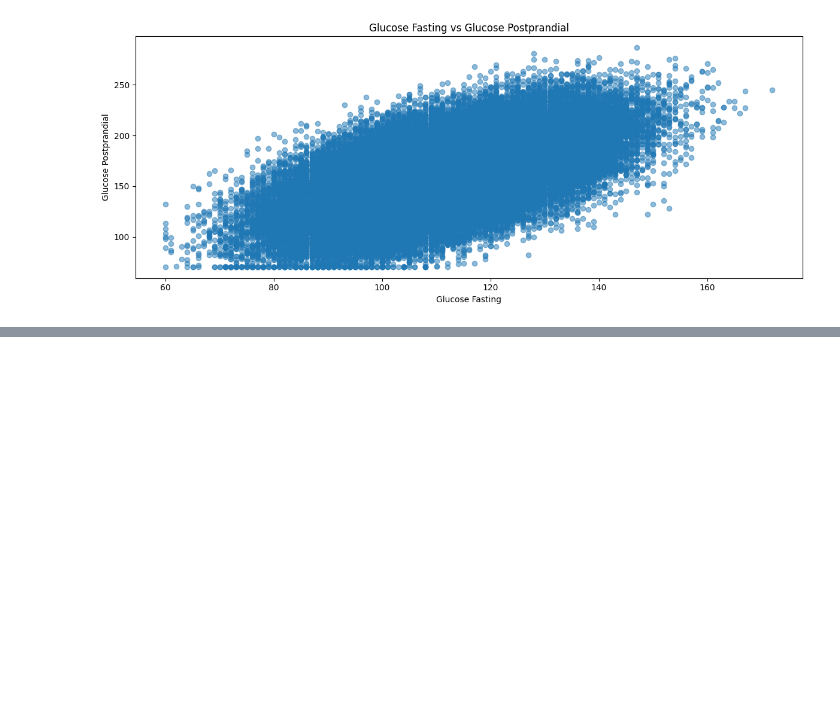
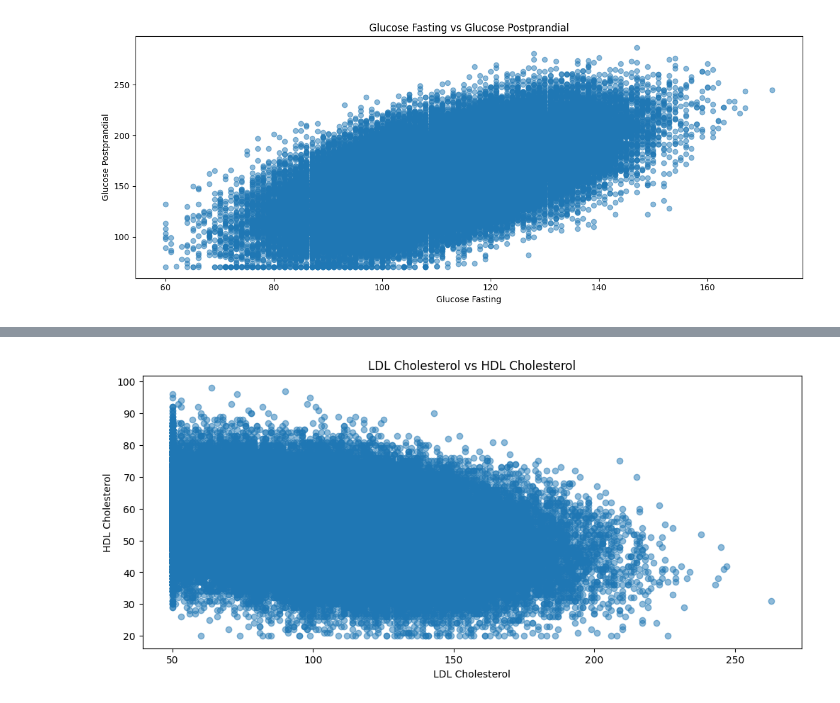
Before and after one commit to tpsilva22/teabetes, a Jupyter notebook: notebooks/correlations.ipynb, the cells around one changed output, grey strips where cells are left out. Drawn from its saved outputs; the diff is of its cells as text; code cells hidden in the pictures; blank space fills up the shorter version.

```diff
--- a/notebooks/correlations.ipynb
+++ b/notebooks/correlations.ipynb
@@ -230,0 +243,10 @@ plt.show()
+# %%
+# LDL Cholesterol vs HDL Cholesterol
+plt.figure(figsize=(12, 5))
+plt.scatter(diabetes["ldl_cholesterol"], diabetes["hdl_cholesterol"], alpha=0.5)
+plt.title("LDL Cholesterol vs HDL Cholesterol")
+plt.xlabel("LDL Cholesterol")
+plt.ylabel("HDL Cholesterol")
+plt.show()
+# %% [output]
+[figure, added]
```
Also changed, not shown: parts of 7 cells of this notebook.
